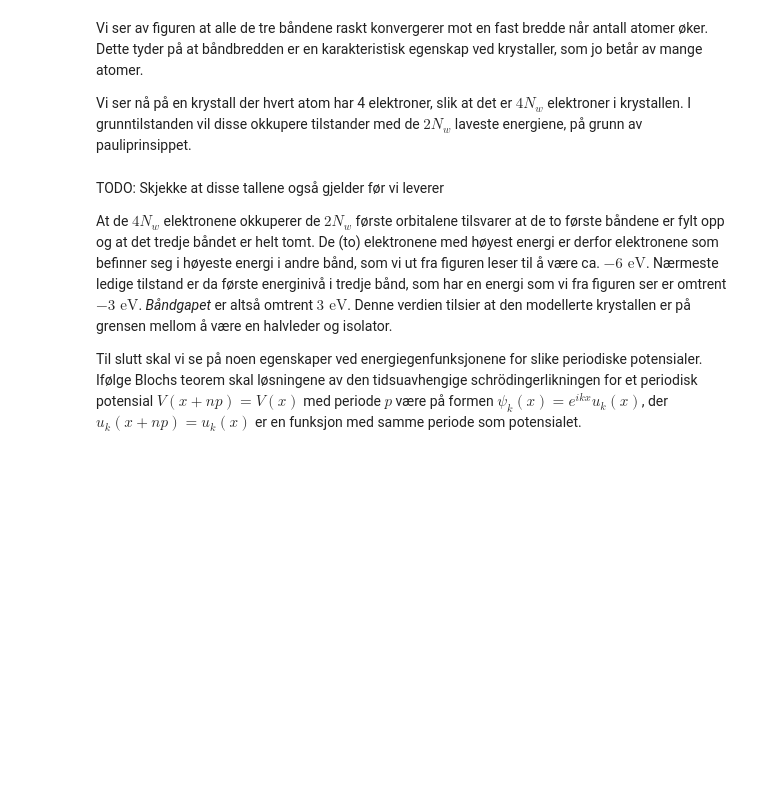
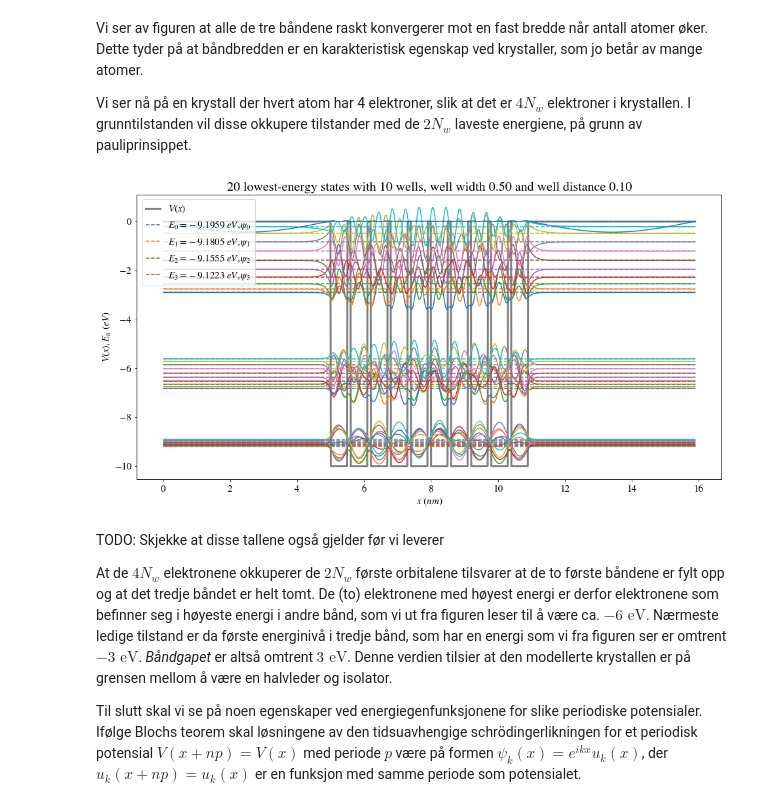
Before and after one commit to Northo/numericalTISE, a Jupyter notebook: project2.ipynb, the cells around one changed output. Cells and saved outputs as stored; diff of their text form; code cells hidden in the pictures; blank space fills up the shorter version.

Commit message:
Readded selection of arbitrary states when plotting, minor text changes

```diff
--- a/project2.ipynb
+++ b/project2.ipynb
@@ -85,7 +85,7 @@ def get_stationary_states(dx, V):
     energies, waves = eigvals, eigvecs.T
     return energies, waves
 
-def plot_potential_stationary_states(x, V, energies, waves, label_energies = True, clip_y_axis = False, num_labels = 3, **kwargs):
+def plot_potential_stationary_states(x, V, energies, waves, nr, label_energies = True, clip_y_axis = False, num_labels = 3, **kwargs):
     plt.title(kwargs.pop("title", ""))
     plt.xlabel("$x \,\, (nm)$")
     plt.ylabel("$V(x), E_n \,\, (eV)$")
@@ -93,14 +93,16 @@ def plot_potential_stationary_states(x, V, energies, waves, label_energies = Tru
     plt.plot(x, V, color="grey", linestyle="solid", linewidth=3, label="$V(x)$")
 
     wave_scale_factor = kwargs.pop("wave_scale_factor", 10) # amplitudes of waves are unimportant
-    for n, (energy, wave) in enumerate(zip(energies, waves)):
+    for i in range(0, len(nr)):
+        n = nr[i]
+        energy, wave = energies[n], waves[n]
         color = "C%d" % (n % 10)
-        label = "$E_{%d} = %+.4f \,\, eV, \psi_{%d}$" % (n, energy, n) if label_energies and n <= num_labels else None
+        label = "$E_{%d} = %+.4f \,\, eV, \psi_{%d}$" % (n, energy, n) if label_energies and i <= num_labels else None
         plt.plot((x[0], x[-1]), (energy, energy), color=color, linestyle="dashed", label=label)
         plt.plot(x, energy + wave * wave_scale_factor, color=color, linestyle="solid")
     if clip_y_axis:
         # Sets upper y limit to biggest wave
-        y_max = np.amax( wave_scale_factor * waves + energies[:, np.newaxis] )
+        y_max = np.amax( wave_scale_factor * waves[nr] + energies[nr][:, np.newaxis] )
         axes = plt.gca()
         axes.set_ylim([None, y_max + 0.1 * np.abs(y_max)])
 
@@ -117,7 +119,7 @@ energies, waves = get_stationary_states(dx, V)
 print("Greatest deviation from orthonormality:", np.max(np.abs(waves @ waves.T - np.eye(N))))
 
 title = "Tilstander for uendelig potensialbrønn med L = %.2f nm (beregnet numerisk)" % L
-plot_potential_stationary_states(x, V, energies[:n], waves[:n], title=title)
+plot_potential_stationary_states(x, V, energies, waves, range(0, n), title=title)
 # %% [markdown]
 Det er kjent at de stasjonære løsningene av schrödingerlikningen er ortogonale og danner et fullstendig sett, slik at en vilkårlig tilstand representert med en vilkårlig bølgefunksjon kan uttrykkes som en lineær kombinasjon av disse.
 
@@ -171,7 +173,7 @@ def partition_space(N, N_w, w, b):
     x = np.linspace(dx, N * dx, N)
     return L, dx, x
 
-def investigate_potential(N_w, n_w, n_b, w, V0, n, **kwargs):
+def investigate_potential(N_w, n_w, n_b, w, V0, nr, **kwargs):
     """
     :include_engy_legend : whether to include labels for energy in legend
     :clip_y_axis         : sets upper limit of y_axis to biggest wave value,
@@ -185,14 +187,14 @@ def investigate_potential(N_w, n_w, n_b, w, V0, n, **kwargs):
     energies, waves = get_stationary_states(dx, V)
 
     title = "%d lowest-energy states with %d wells, well width %.2f and well distance %.2f" % (n, N_w, w, b)
-    plot_potential_stationary_states(x, V, energies[:n], waves[:n], title=title, **kwargs)
+    plot_potential_stationary_states(x, V, energies, waves, nr, title=title, **kwargs)
 
 N = 1000
 w = 0.5 # nm
 n = 20
 V0 = 10 # eV
 n_w = 50
-investigate_potential(1, n_w, 0, w, V0, n)
+investigate_potential(1, n_w, 0, w, V0, range(0, 15))
 # %% [markdown]
 Fra figuren kommer det frem at annenhver bølgefunksjon er symmetrisk og antisymmetrisk, hvilket stemmer med teori.
 Vi ser også at bølgefunksjonene for grunntilstanden, første og andre eksiterte tilstand henholdsvis har 0, 1 og 2 nullpunkter.
@@ -350,9 +355,11 @@ I grunntilstanden vil disse okkupere tilstander med de $2 N_w$ laveste energiene
 # %%
 n_w = 50
 n_b = n_w // wells_per_barrier
 num_wells = 10
 num_to_plot = 3 * num_wells + 1  # plot first three bands and one more energy level
-investigate_potential(num_wells, n_w, n_b, w, V0, num_to_plot)
+investigate_potential(num_wells, n_w, n_b, w, V0, range(0, num_to_plot))
+# %% [output]
+[figure, added]
 # %% [markdown]
 TODO: Skjekke at disse tallene også gjelder før vi leverer
 
```
Also changed, not shown: parts of 11 cells of this notebook.
